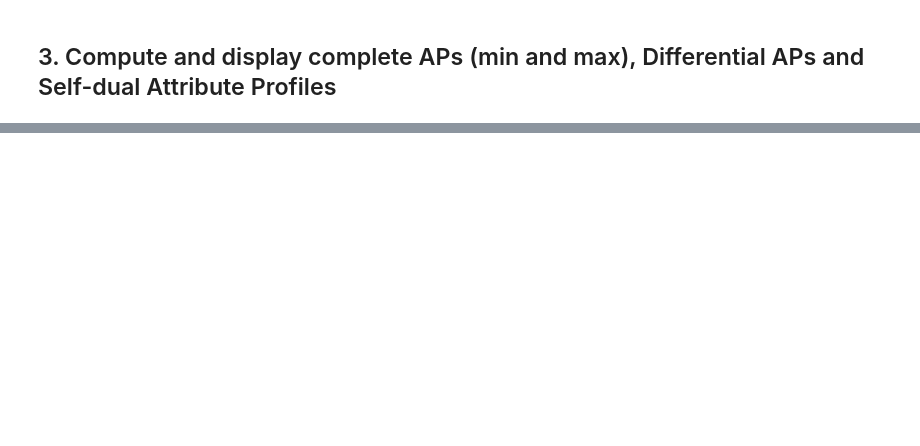
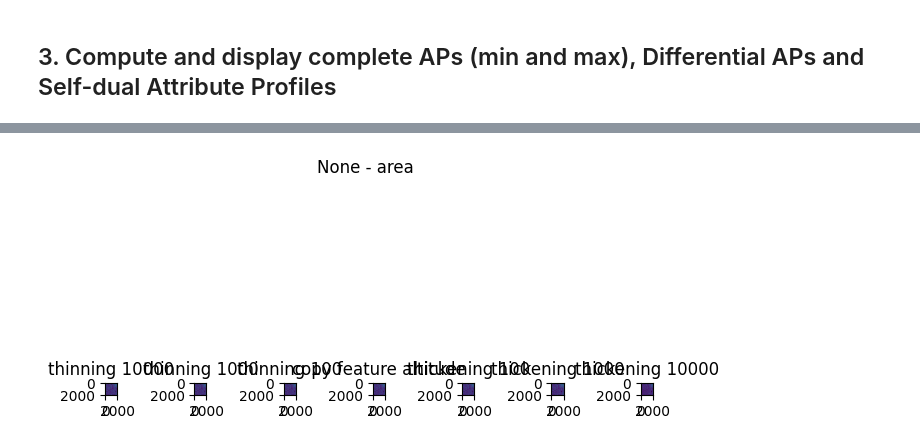
Before and after one commit to kshitijrajsharma/ersip-sprint, a Jupyter notebook: sprints/1/4 - Attribute profiles.ipynb, the cells around one changed output, grey strips where cells are left out. Cells and saved outputs as stored; diff of their text form; code cells hidden in the pictures; blank space fills up the shorter version.

```diff
--- a/sprints/1/4 - Attribute profiles.ipynb
+++ b/sprints/1/4 - Attribute profiles.ipynb
@@ -47,3 +107,7 @@ The differential APs allows to see the structures removed at each thresholds.
 ## 3. Compute and display complete APs (min and max), Differential APs and Self-dual Attribute Profiles
 # %%
 # Don't panic, we'll use SAP!
+
+aps = sap.attribute_profiles(dsm, {'area': thresholds})
+daps = aps.diff()
+sdaps = sap.self_dual_attribute_profiles(dsm, {'area': thresholds})
@@ -49,0 +122,4 @@ The differential APs allows to see the structures removed at each thresholds.
+# %%
+sap.show_profiles(aps) # todo : fix this
+# %% [output]
+[figure, added]
```
Also changed, not shown: parts of 10 cells of this notebook.
